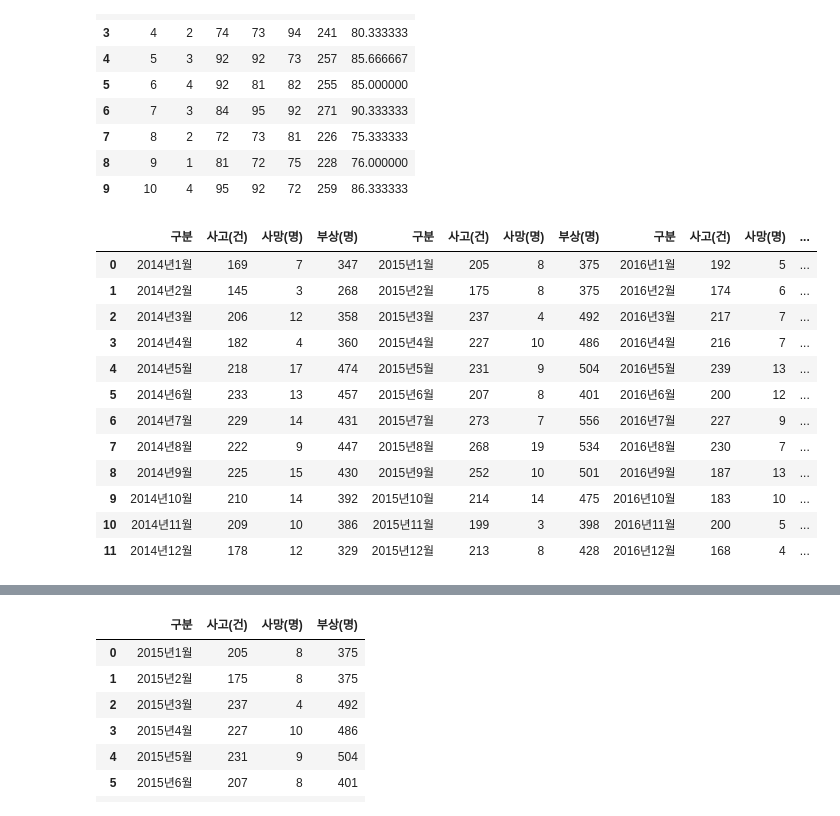
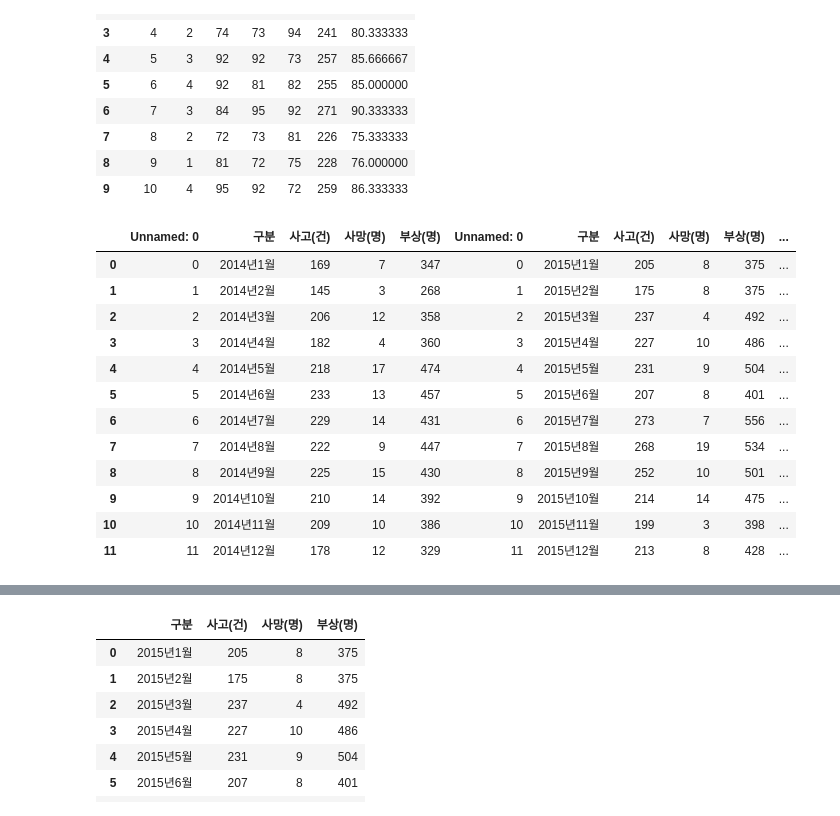
Before and after one commit to dglee6257/Dataprocessing, a Jupyter notebook: 졸음운전데이터분석.ipynb, the cells around one changed output, grey strips where cells are left out. Saved outputs shown, nothing was run; the diff lists cells and outputs as text; code cells hidden in the pictures.

Commit message:
data_add_to_github

```diff
--- a/졸음운전데이터분석.ipynb
+++ b/졸음운전데이터분석.ipynb
@@ -0,0 +1,9 @@
+# %%
+DATA_LOCAL = False
+
+if DATA_LOCAL == True:
+    data_folder = "D:/datatest"
+else:
+    data_folder = "https://raw.githubusercontent.com/dglee6257/Dataprocessing/main/datatest/"
+
+data_folder
@@ -233,23 +245,23 @@ scores
 | 8 | 9 | 1 | 81 | 72 | 75 | 228 | 76.000000 |
 | 9 | 10 | 4 | 95 | 92 | 72 | 259 | 86.333333 |
 # %%
-data1 = pd.read_csv("D:/datatest/2014.csv", encoding="euc-kr")
-data2 = pd.read_csv("D:/datatest/2015.csv", encoding="euc-kr")
-data3 = pd.read_csv("D:/datatest/2016.csv", encoding="euc-kr")
+data1 = pd.read_csv(os.path.join(data_folder, "2014.csv"))
+data2 = pd.read_csv(os.path.join(data_folder, "2015.csv"))
+data3 = pd.read_csv(os.path.join(data_folder, "2016.csv"))
 data = pd.concat([data1, data2, data3], axis=1)
 data
 # %% [output]
-|  | 구분 | 사고(건) | 사망(명) | 부상(명) | 구분 | 사고(건) | 사망(명) | 부상(명) | 구분 | 사고(건) | 사망(명) | ... |
-| 0 | 2014년1월 | 169 | 7 | 347 | 2015년1월 | 205 | 8 | 375 | 2016년1월 | 192 | 5 | ... |
-| 1 | 2014년2월 | 145 | 3 | 268 | 2015년2월 | 175 | 8 | 375 | 2016년2월 | 174 | 6 | ... |
-| 2 | 2014년3월 | 206 | 12 | 358 | 2015년3월 | 237 | 4 | 492 | 2016년3월 | 217 | 7 | ... |
-| 3 | 2014년4월 | 182 | 4 | 360 | 2015년4월 | 227 | 10 | 486 | 2016년4월 | 216 | 7 | ... |
-| 4 | 2014년5월 | 218 | 17 | 474 | 2015년5월 | 231 | 9 | 504 | 2016년5월 | 239 | 13 | ... |
-| 5 | 2014년6월 | 233 | 13 | 457 | 2015년6월 | 207 | 8 | 401 | 2016년6월 | 200 | 12 | ... |
-| 6 | 2014년7월 | 229 | 14 | 431 | 2015년7월 | 273 | 7 | 556 | 2016년7월 | 227 | 9 | ... |
-| 7 | 2014년8월 | 222 | 9 | 447 | 2015년8월 | 268 | 19 | 534 | 2016년8월 | 230 | 7 | ... |
-| 8 | 2014년9월 | 225 | 15 | 430 | 2015년9월 | 252 | 10 | 501 | 2016년9월 | 187 | 13 | ... |
-| 9 | 2014년10월 | 210 | 14 | 392 | 2015년10월 | 214 | 14 | 475 | 2016년10월 | 183 | 10 | ... |
-| 10 | 2014년11월 | 209 | 10 | 386 | 2015년11월 | 199 | 3 | 398 | 2016년11월 | 200 | 5 | ... |
-| 11 | 2014년12월 | 178 | 12 | 329 | 2015년12월 | 213 | 8 | 428 | 2016년12월 | 168 | 4 | ... |
+|  | Unnamed: 0 | 구분 | 사고(건) | 사망(명) | 부상(명) | Unnamed: 0 | 구분 | 사고(건) | 사망(명) | 부상(명) | ... |
+| 0 | 0 | 2014년1월 | 169 | 7 | 347 | 0 | 2015년1월 | 205 | 8 | 375 | ... |
+| 1 | 1 | 2014년2월 | 145 | 3 | 268 | 1 | 2015년2월 | 175 | 8 | 375 | ... |
+| 2 | 2 | 2014년3월 | 206 | 12 | 358 | 2 | 2015년3월 | 237 | 4 | 492 | ... |
+| 3 | 3 | 2014년4월 | 182 | 4 | 360 | 3 | 2015년4월 | 227 | 10 | 486 | ... |
+| 4 | 4 | 2014년5월 | 218 | 17 | 474 | 4 | 2015년5월 | 231 | 9 | 504 | ... |
+| 5 | 5 | 2014년6월 | 233 | 13 | 457 | 5 | 2015년6월 | 207 | 8 | 401 | ... |
+| 6 | 6 | 2014년7월 | 229 | 14 | 431 | 6 | 2015년7월 | 273 | 7 | 556 | ... |
+| 7 | 7 | 2014년8월 | 222 | 9 | 447 | 7 | 2015년8월 | 268 | 19 | 534 | ... |
+| 8 | 8 | 2014년9월 | 225 | 15 | 430 | 8 | 2015년9월 | 252 | 10 | 501 | ... |
+| 9 | 9 | 2014년10월 | 210 | 14 | 392 | 9 | 2015년10월 | 214 | 14 | 475 | ... |
+| 10 | 10 | 2014년11월 | 209 | 10 | 386 | 10 | 2015년11월 | 199 | 3 | 398 | ... |
+| 11 | 11 | 2014년12월 | 178 | 12 | 329 | 11 | 2015년12월 | 213 | 8 | 428 | ... |
 # %%
```
Also changed, not shown: parts of 15 cells of this notebook, 1 other file.
